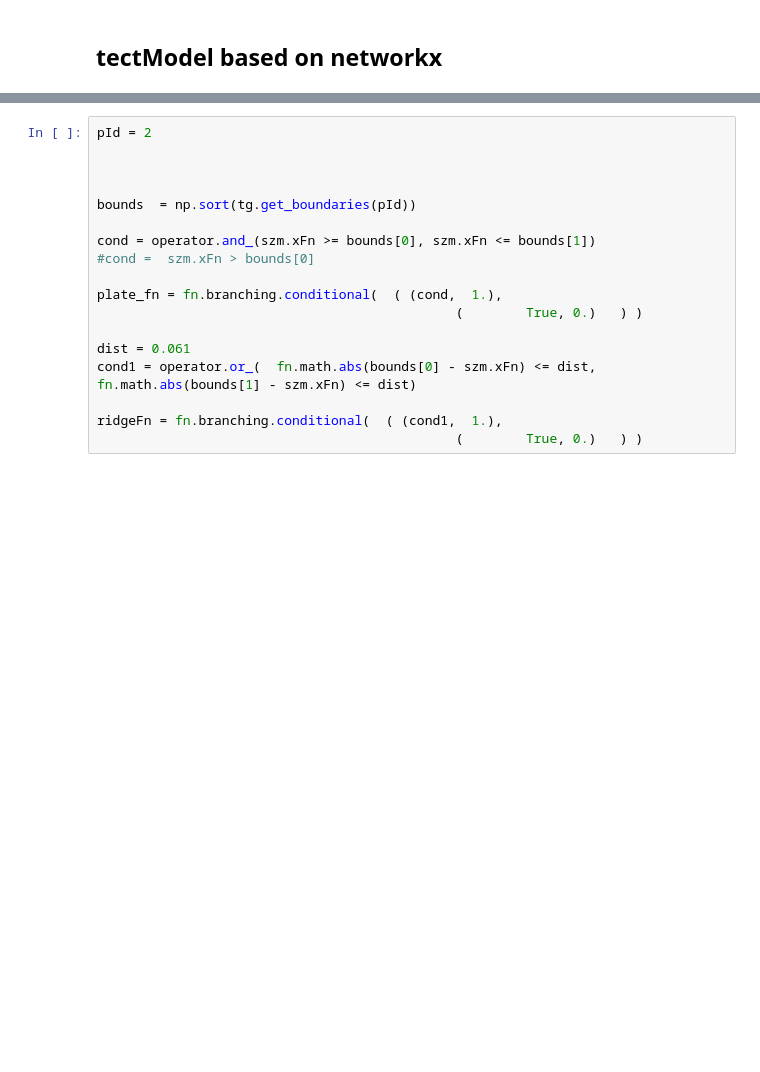
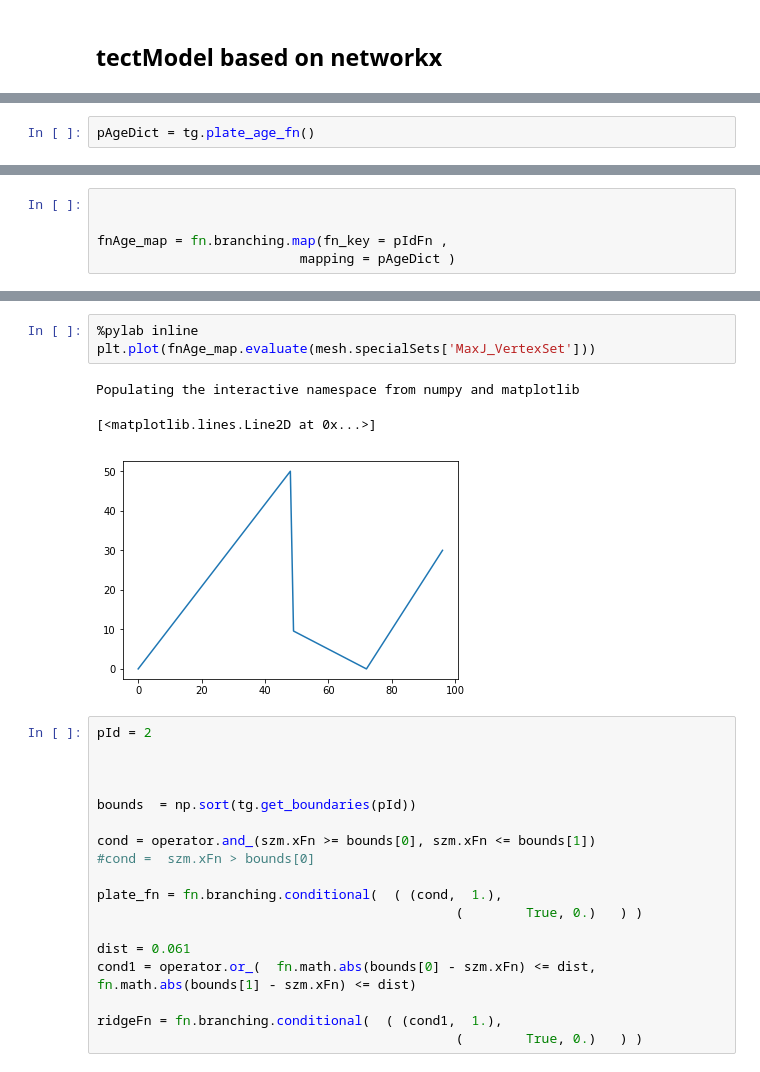
Before and after one commit to dansand/UWsubduction, a Jupyter notebook: tectModelClass.ipynb, the cells around one changed output, grey strips where cells are left out. Drawn from its saved outputs; the diff is of its cells as text; blank space fills up the shorter version.

Commit message:
more work on the graph object

```diff
--- a/tectModelClass.ipynb
+++ b/tectModelClass.ipynb
@@ -206,0 +355,2 @@ fig.show()
+# %%
+pAgeDict = tg.plate_age_fn()
@@ -206,0 +368,5 @@ fig.show()
+# %%
+
+
+fnAge_map = fn.branching.map(fn_key = pIdFn ,
+                          mapping = pAgeDict )
@@ -207,3 +390,10 @@ fig.show()
+# %%
+%pylab inline
+plt.plot(fnAge_map.evaluate(mesh.specialSets['MaxJ_VertexSet']))
+# %% [output]
+Populating the interactive namespace from numpy and matplotlib
+[<matplotlib.lines.Line2D at 0x...>]
+[figure, added]
 # %%
 pId = 2
 
```
Also changed, not shown: parts of 20 cells of this notebook.
